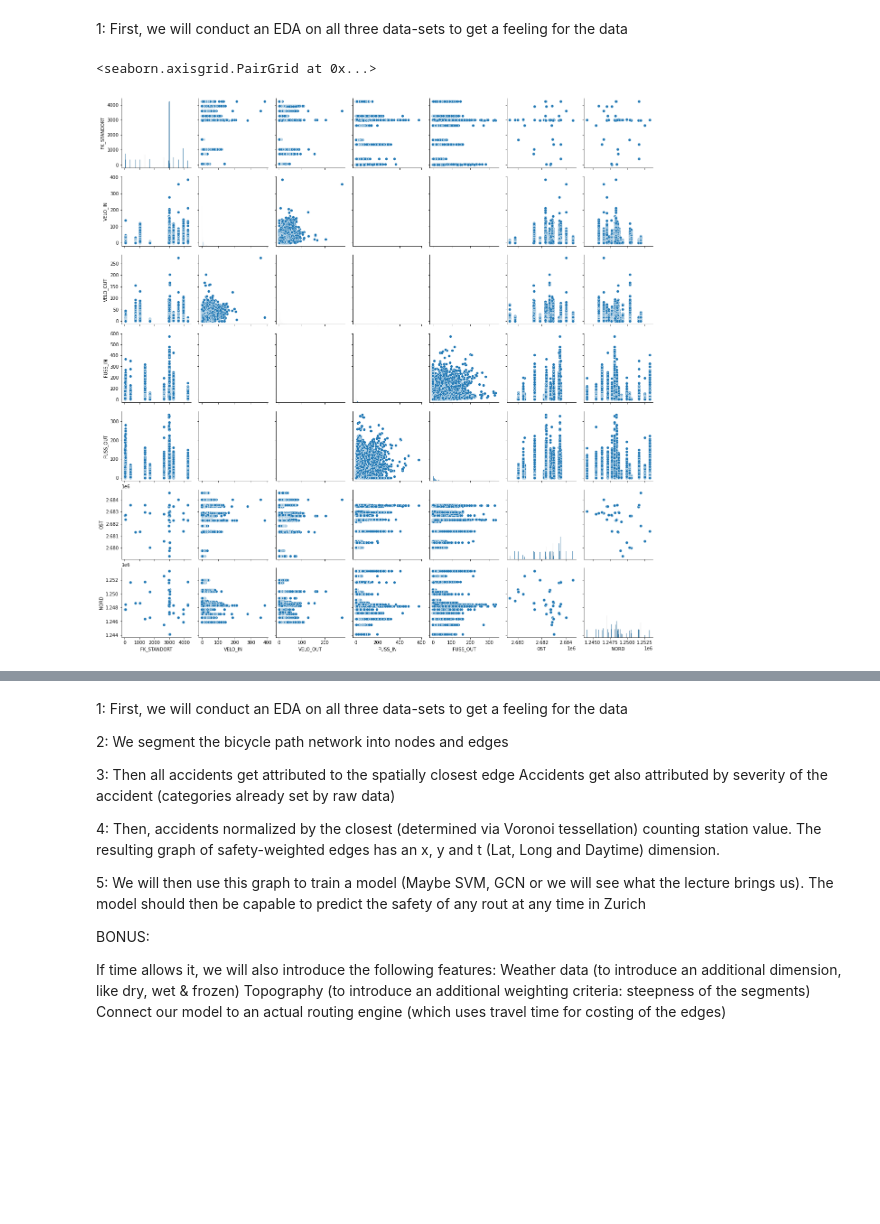
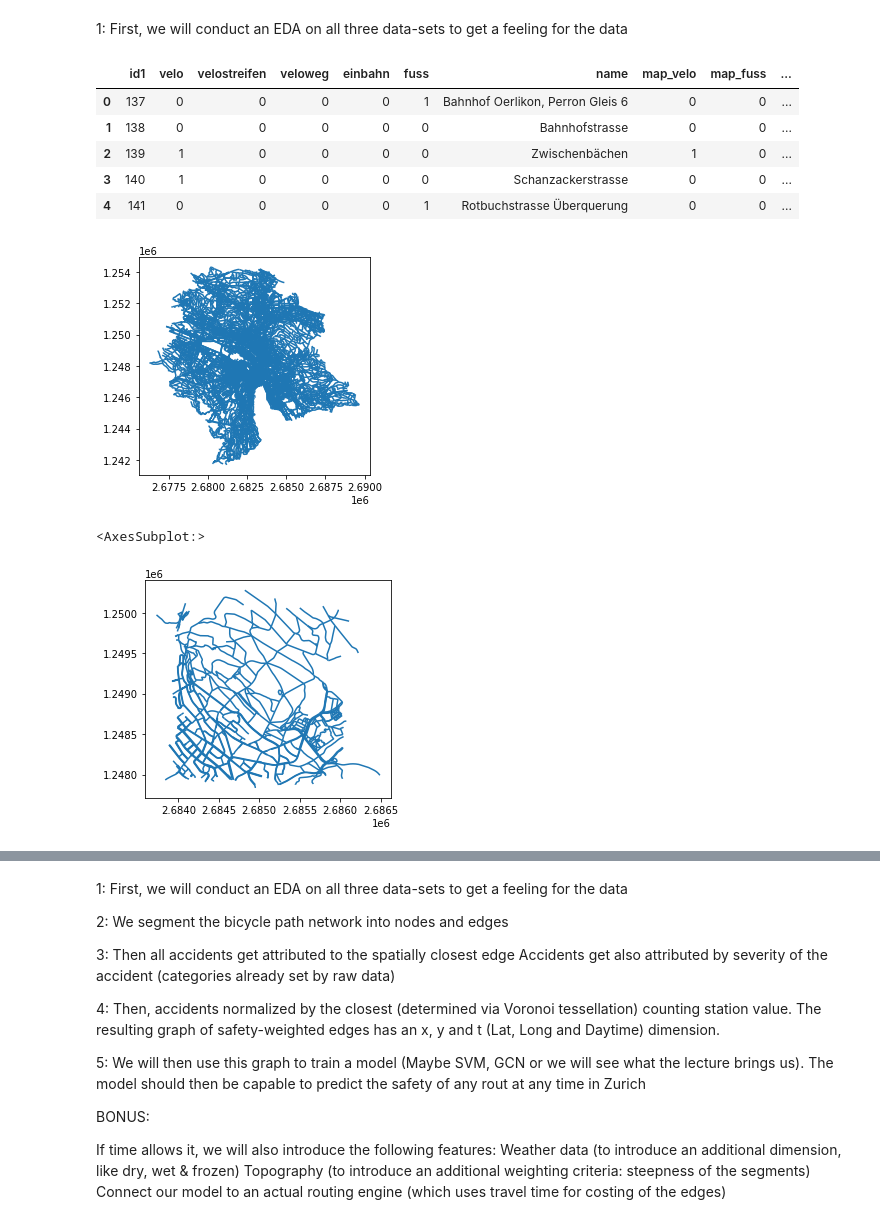
Before and after one commit to thereallinusrg/Velo-Zueri-Unfaelle, a Jupyter notebook: maurus-notebook.ipynb, the cells around one changed output, grey strips where cells are left out. Drawn from its saved outputs; the diff is of its cells as text; code cells hidden in the pictures; blank space fills up the shorter version.

```diff
--- a/maurus-notebook.ipynb
+++ b/maurus-notebook.ipynb
@@ -23,0 +19,3 @@ ts = pd.read_csv('/Users/HF/Velo-Zueri-Unfaelle/data/2021_verkehrszaehlungen_wer
+# %%
+VeloWege = gpd.read_file(r'data/Velo_wege.gpkg')
+Unfaelle = gpd.read_file(r'data/RoadTrafficAccidentLocations.gpkg')
@@ -30,5 +30,17 @@ ts = pd.read_csv('/Users/HF/Velo-Zueri-Unfaelle/data/2021_verkehrszaehlungen_wer
-# %%
-sns.pairplot(ts)
-# %% [output]
-<seaborn.axisgrid.PairGrid at 0x...>
-[figure, removed]
+# %%
+VeloWege.plot()
+VeloWege.head()
+# %% [output]
+|  | id1 | velo | velostreifen | veloweg | einbahn | fuss | name | map_velo | map_fuss | ... |
+| 0 | 137 | 0 | 0 | 0 | 0 | 1 | Bahnhof Oerlikon, Perron Gleis 6 | 0 | 0 | ... |
+| 1 | 138 | 0 | 0 | 0 | 0 | 0 | Bahnhofstrasse | 0 | 0 | ... |
+| 2 | 139 | 1 | 0 | 0 | 0 | 0 | Zwischenbächen | 1 | 0 | ... |
+| 3 | 140 | 1 | 0 | 0 | 0 | 0 | Schanzackerstrasse | 0 | 0 | ... |
+| 4 | 141 | 0 | 0 | 0 | 0 | 1 | Rotbuchstrasse Überquerung | 0 | 0 | ... |
+[figure, added]
+# %%
+VeloWege_sub = VeloWege.cx[2684000:2686000, 1248000:1250000]
+VeloWege_sub.plot()
+# %% [output]
+<AxesSubplot:>
+[figure, added]
```
Also changed, not shown: parts of 11 cells of this notebook.
